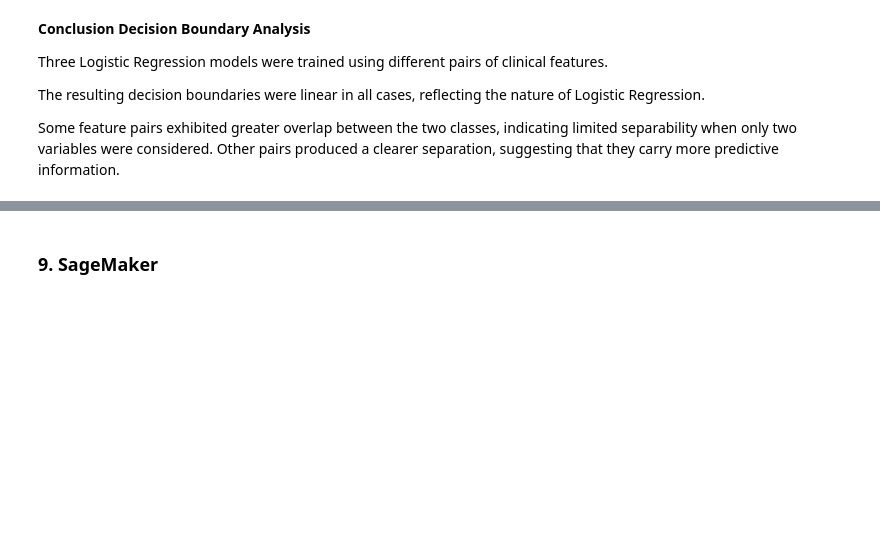
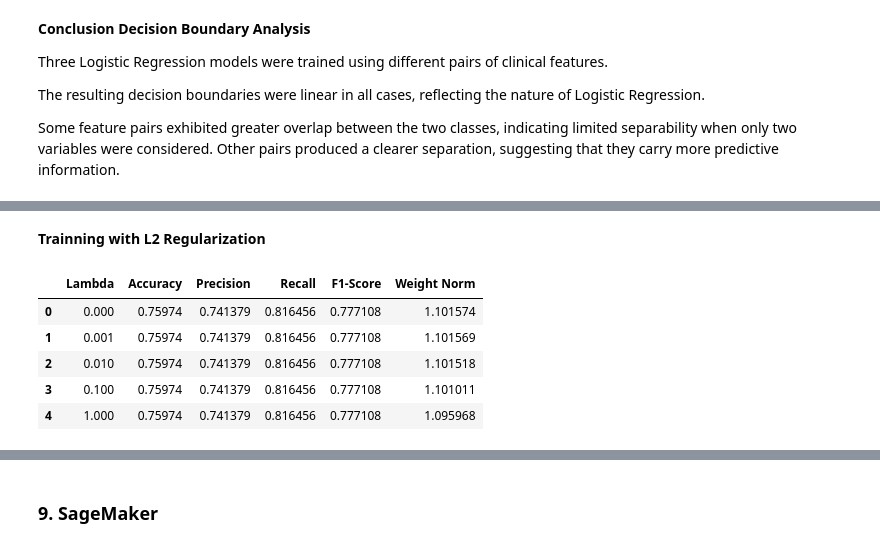
Before and after one commit to NicoToro25/TDSE-Lab1-Heart-Disease-Risk-Prediction, a Jupyter notebook: heart_disease_lr_analysis.ipynb, the cells around one changed output, grey strips where cells are left out. Drawn from its saved outputs; the diff is of its cells as text; code cells hidden in the pictures; blank space fills up the shorter version.

Commit message:
feat: l2 regularization implemented

```diff
--- a/heart_disease_lr_analysis.ipynb
+++ b/heart_disease_lr_analysis.ipynb
@@ -1113,0 +1151,19 @@ Some feature pairs exhibited greater overlap between the two classes, indicating
+# %%
+def compute_gradients_l2(X, y, w, b, lambda_):
+    """
+    Compute gradients with L2 regularization.
+    """
+
+    m = X.shape[0]
+
+    predictions = sigmoid(np.dot(X, w) + b)
+
+    error = predictions - y
+
+    dw = (1 / m) * np.dot(X.T, error)
+
+    dw += (lambda_ / m) * w
+
+    db = (1 / m) * np.sum(error)
+
+    return dw, db
@@ -1113,0 +1235,46 @@ Some feature pairs exhibited greater overlap between the two classes, indicating
+# %% [markdown]
+**Trainning with L2 Regularization**
+# %%
+lambda_values = [0, 0.001, 0.01, 0.1, 1]
+
+regularized_models = {}
+regularized_results = []
+
+for lambda_ in lambda_values:
+
+    model = train_logistic_regression_l2(
+        X_train,
+        y_train,
+        learning_rate=0.01,
+        iterations=1000,
+        lambda_=lambda_
+    )
+
+    metrics = evaluate_model(
+        X_test,
+        y_test,
+        model
+    )
+
+    weight_norm = np.linalg.norm(model["weights"])
+
+    regularized_models[lambda_] = model
+
+    regularized_results.append({
+        "Lambda": lambda_,
+        "Accuracy": metrics["accuracy"],
+        "Precision": metrics["precision"],
+        "Recall": metrics["recall"],
+        "F1-Score": metrics["f1_score"],
+        "Weight Norm": weight_norm
+    })
+
+regularization_results = pd.DataFrame(regularized_results)
+regularization_results
+# %% [output]
+|  | Lambda | Accuracy | Precision | Recall | F1-Score | Weight Norm |
+| 0 | 0.000 | 0.75974 | 0.741379 | 0.816456 | 0.777108 | 1.101574 |
+| 1 | 0.001 | 0.75974 | 0.741379 | 0.816456 | 0.777108 | 1.101569 |
+| 2 | 0.010 | 0.75974 | 0.741379 | 0.816456 | 0.777108 | 1.101518 |
+| 3 | 0.100 | 0.75974 | 0.741379 | 0.816456 | 0.777108 | 1.101011 |
+| 4 | 1.000 | 0.75974 | 0.741379 | 0.816456 | 0.777108 | 1.095968 |
```
Also changed, not shown: parts of 6 cells of this notebook.
